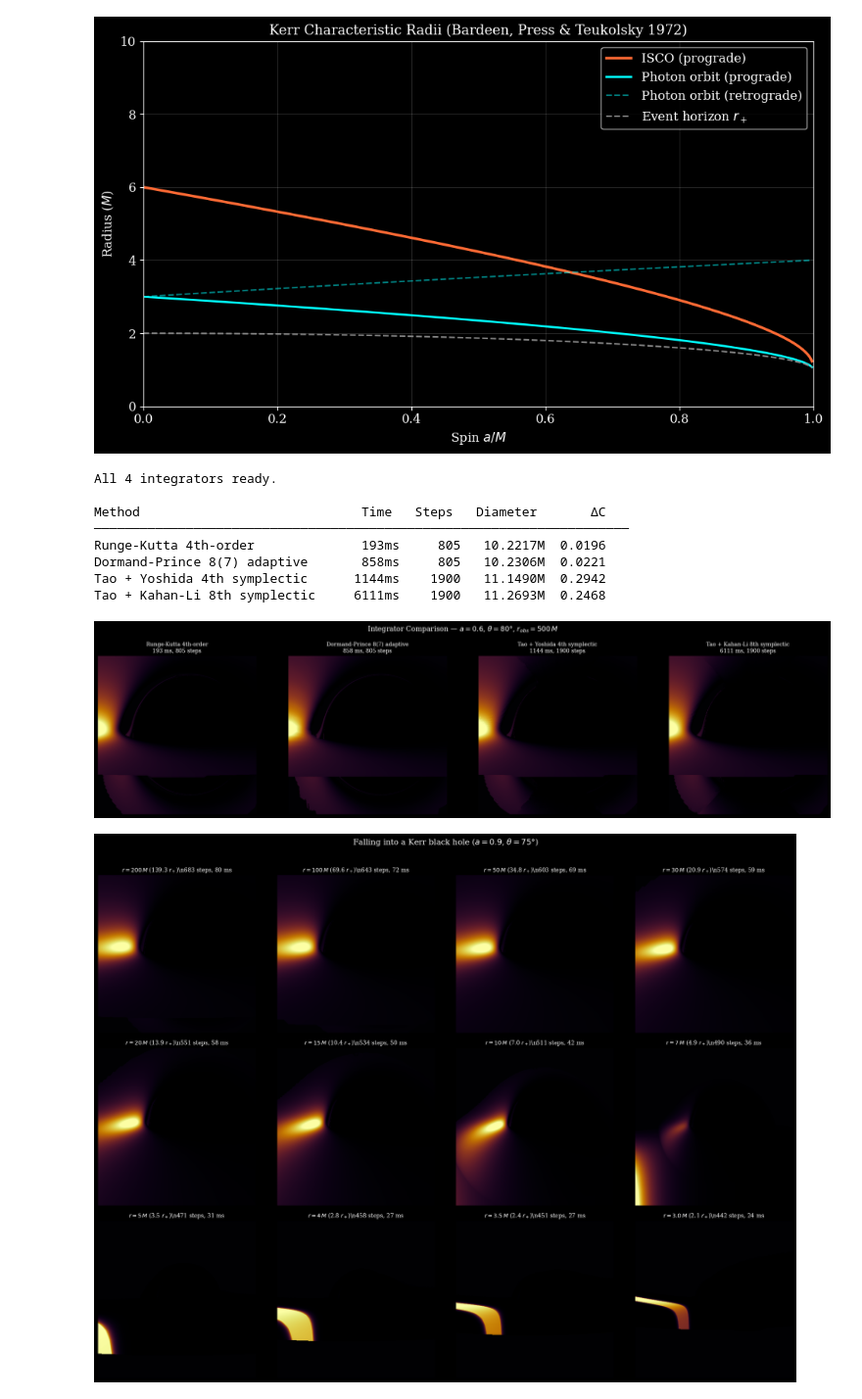
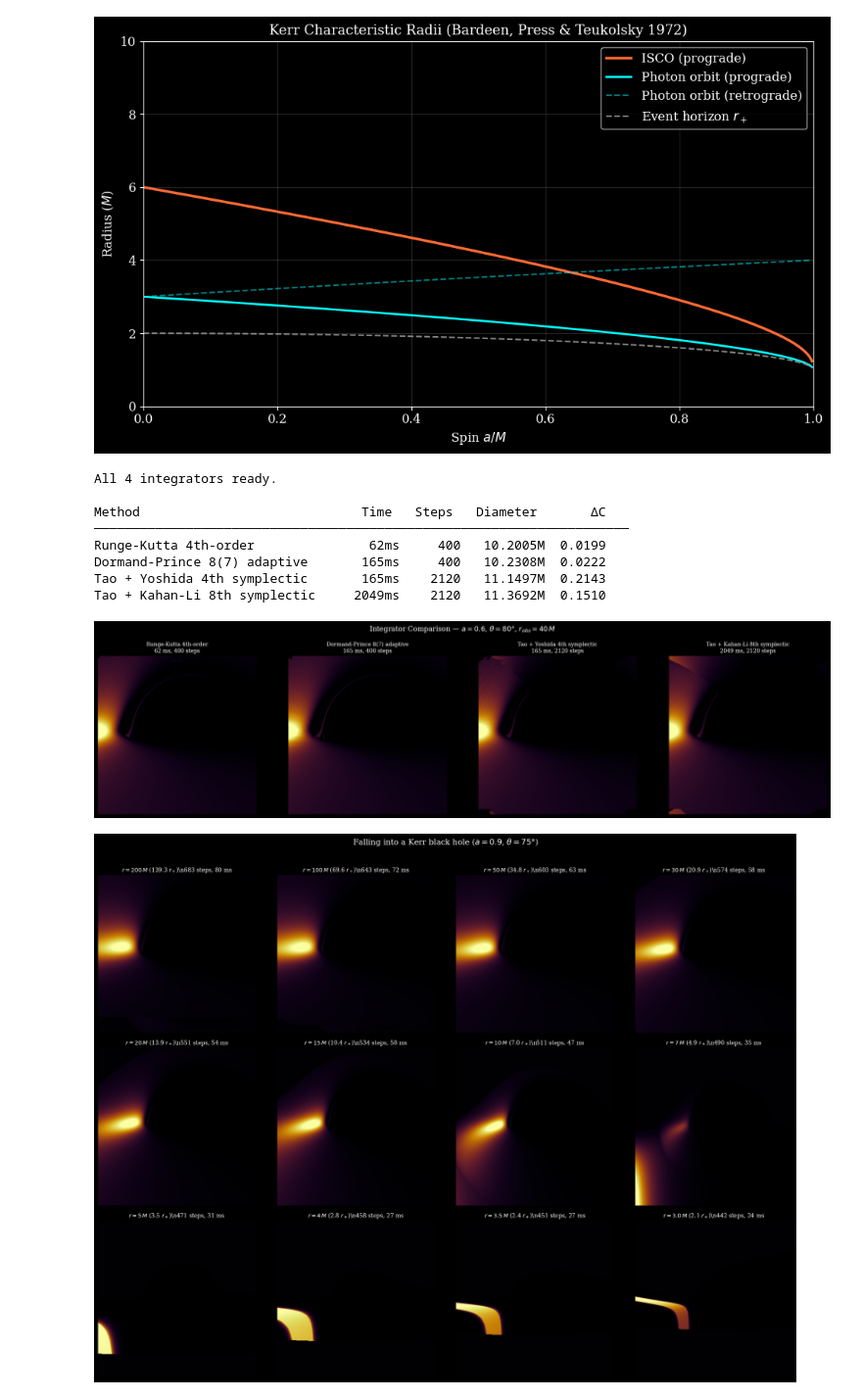
Before and after one commit to ethank5149/nulltracer, a Jupyter notebook: nulltracer.ipynb, the cells around one changed output. Shown at 98% size. Cells and saved outputs as stored; diff of their text form; code cells hidden in the pictures.

```diff
--- a/nulltracer.ipynb
+++ b/nulltracer.ipynb
@@ -458,21 +458,21 @@ plt.show()
 [figure]
 # %%
 results, fig = compare_integrators(
-    spin=0.6, inclination=80, obs_dist=500, step_size=0.15,
+    spin=0.6, inclination=80, obs_dist=40, step_size=0.3,
     width=512, height=512,
     fit_fn=fit_ellipse_to_shadow
 )
 plt.show()
 # %% [output]
 All 4 integrators ready.
 
 Method                             Time   Steps   Diameter       ΔC
 ──────────────────────────────────────────────────────────────────────
-Runge-Kutta 4th-order              193ms     805   10.2217M  0.0196
-Dormand-Prince 8(7) adaptive       858ms     805   10.2306M  0.0221
-Tao + Yoshida 4th symplectic      1144ms    1900   11.1490M  0.2942
-Tao + Kahan-Li 8th symplectic     6111ms    1900   11.2693M  0.2468
+Runge-Kutta 4th-order               62ms     400   10.2005M  0.0199
+Dormand-Prince 8(7) adaptive       165ms     400   10.2308M  0.0222
+Tao + Yoshida 4th symplectic       165ms    2120   11.1497M  0.2143
+Tao + Kahan-Li 8th symplectic     2049ms    2120   11.3692M  0.1510
-[figure, old version]
+[figure, new version]
 # %%
 distances = [200, 100, 50, 30, 20, 15, 10, 7, 5, 4, 3.5, 3.0]
 spin_fall, incl_fall = 0.9, 75
```
Also changed, not shown: 1 other file.
